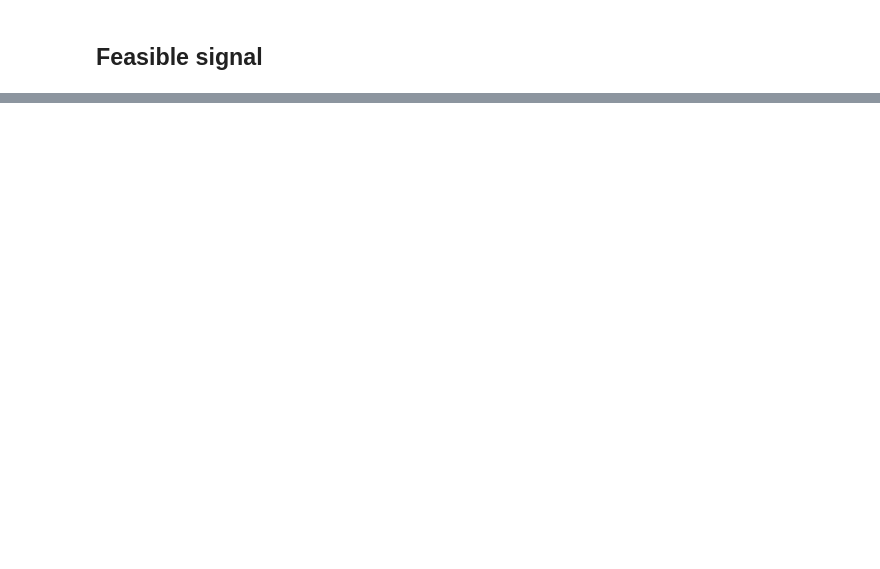
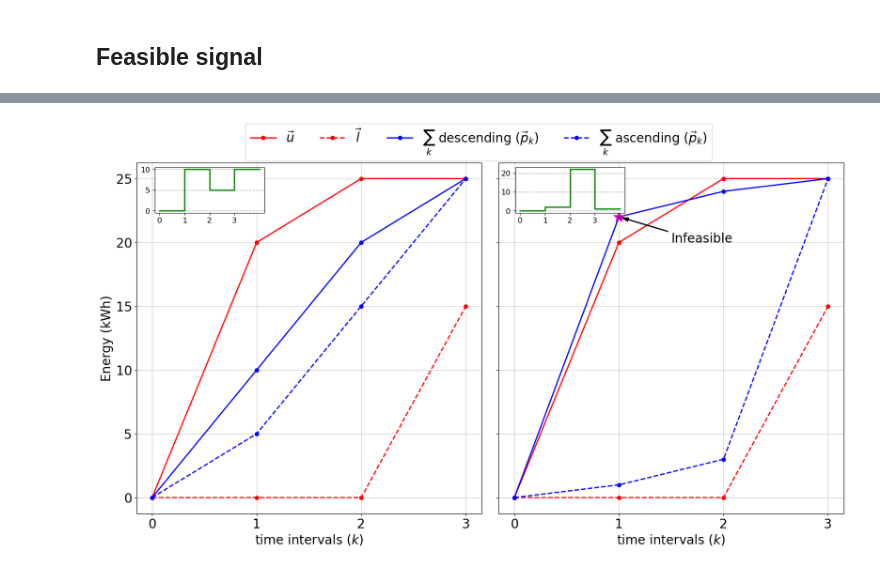
Before and after one commit to nkpanda97/ul-flexibility, a Jupyter notebook: tests.ipynb, the cells around one changed output, grey strips where cells are left out. Cells and saved outputs as stored; diff of their text form; code cells hidden in the pictures; blank space fills up the shorter version.

```diff
--- a/tests.ipynb
+++ b/tests.ipynb
@@ -267,0 +204,8 @@ plt.show()
+# %%
+u, l = calculate_u_l(p_max=20, p_min=0, e_min = 15, e_max=25, del_t=1, t_steps=3)
+p_feasible = [10,5,10]
+p_infeasible = [2,22,1]
+
+plot_feasibility_test(u,l,p_feasible,p_infeasible,save_path='figures/graphical_test.png')
+# %% [output]
+[figure, added]
```
Also changed, not shown: parts of 6 cells of this notebook.
